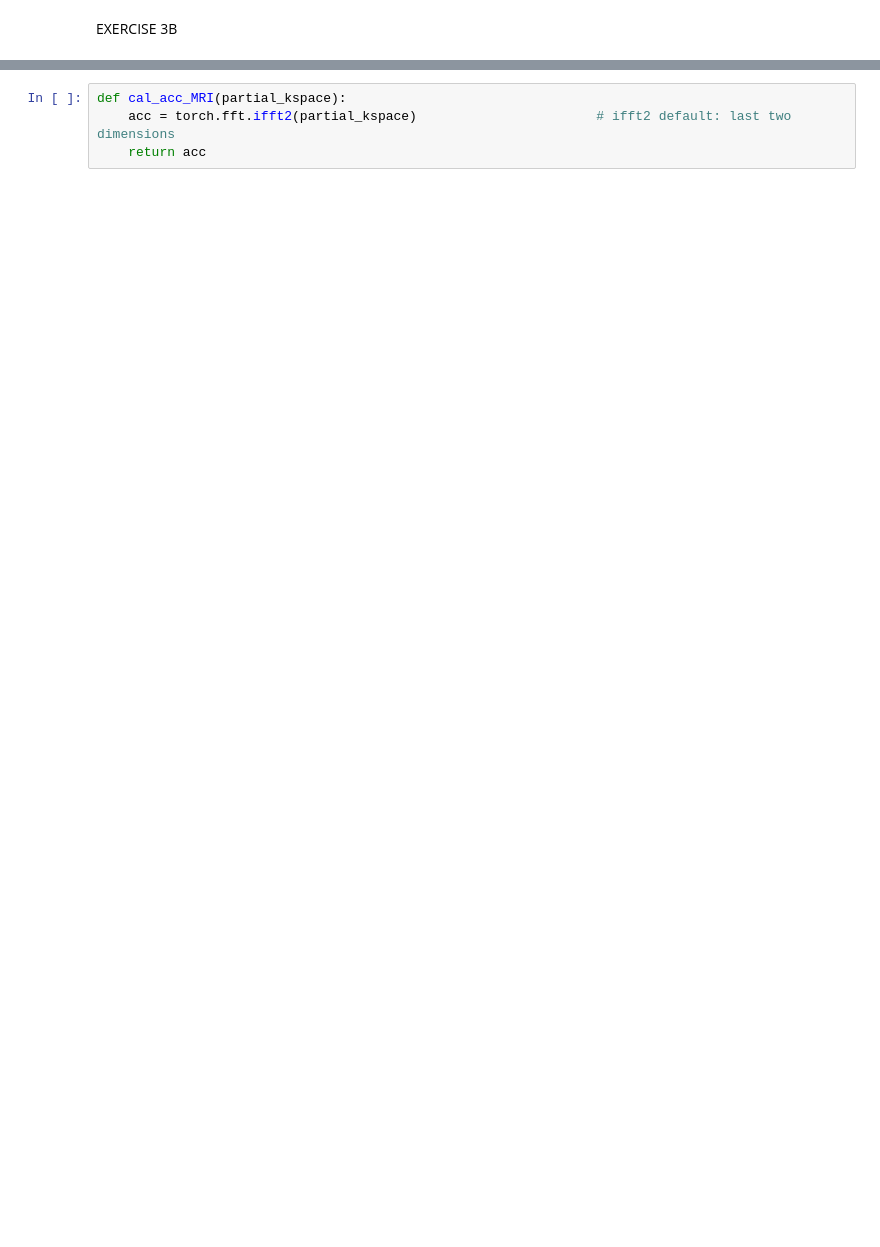
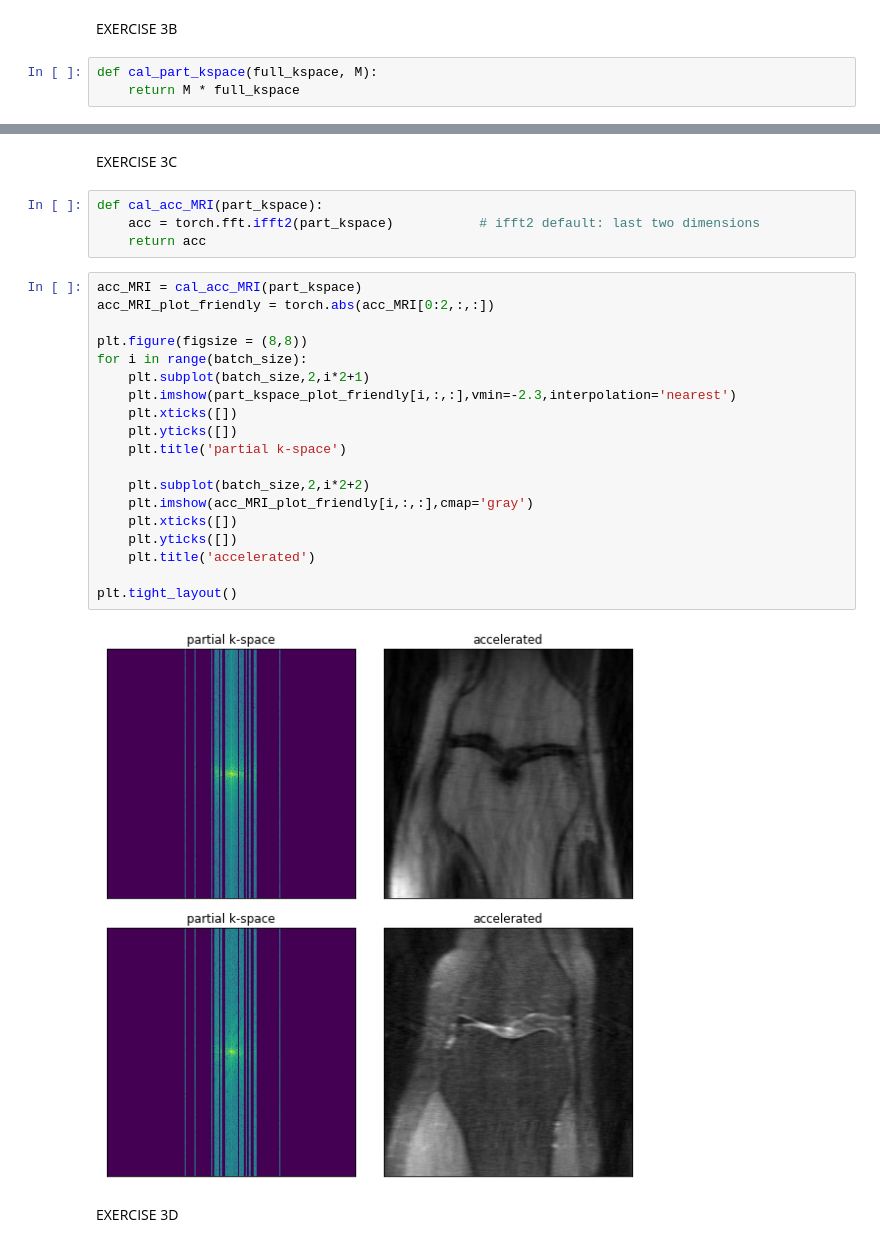
Before and after one commit to gbala97/Deep-Unfolding, a Jupyter notebook: Deep Unfolding.ipynb, the cells around one changed output, grey strips where cells are left out. Saved outputs shown, nothing was run; the diff lists cells and outputs as text; blank space fills up the shorter version.

```diff
--- a/Deep Unfolding.ipynb
+++ b/Deep Unfolding.ipynb
@@ -287,2 +312,5 @@ for i in range(batch_size):
 # %% [markdown]
 EXERCISE 3B
+# %%
+def cal_part_kspace(full_kspace, M):
+    return M * full_kspace
@@ -289,5 +343,30 @@ EXERCISE 3B
+# %% [markdown]
+EXERCISE 3C
 # %%
-def cal_acc_MRI(partial_kspace):
-    acc = torch.fft.ifft2(partial_kspace)                       # ifft2 default: last two dimensions
+def cal_acc_MRI(part_kspace):
+    acc = torch.fft.ifft2(part_kspace)           # ifft2 default: last two dimensions
     return acc
+# %%
+acc_MRI = cal_acc_MRI(part_kspace)
+acc_MRI_plot_friendly = torch.abs(acc_MRI[0:2,:,:])
+
+plt.figure(figsize = (8,8))
+for i in range(batch_size):
+    plt.subplot(batch_size,2,i*2+1)
+    plt.imshow(part_kspace_plot_friendly[i,:,:],vmin=-2.3,interpolation='nearest')
+    plt.xticks([])
+    plt.yticks([])
+    plt.title('partial k-space')
+
+    plt.subplot(batch_size,2,i*2+2)
+    plt.imshow(acc_MRI_plot_friendly[i,:,:],cmap='gray')
+    plt.xticks([])
+    plt.yticks([])
+    plt.title('accelerated')
+
+plt.tight_layout()
+# %% [output]
+[figure, added]
+# %% [markdown]
+EXERCISE 3D
 # %%
```
Also changed, not shown: parts of 11 cells of this notebook.
